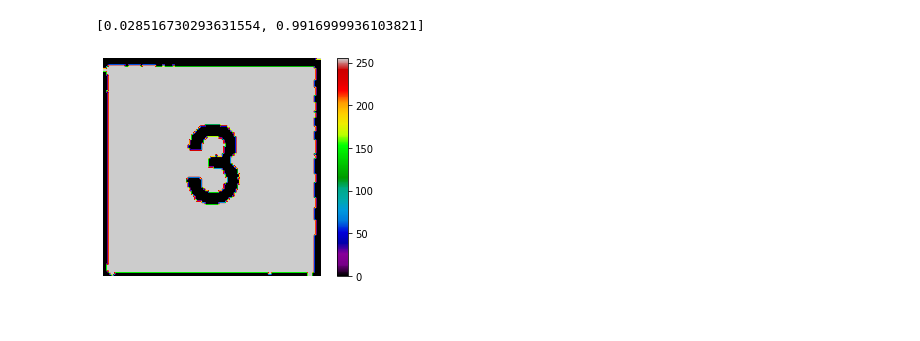
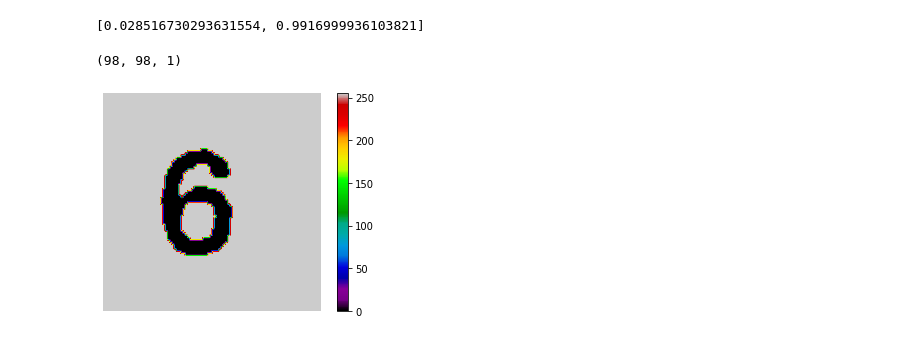
Before and after one commit to indykindyk/Sudoku-solver-opencv, a Jupyter notebook: src/gowno.ipynb, the cells around one changed output. Drawn from its saved outputs; the diff is of its cells as text; code cells hidden in the pictures.

```diff
--- a/src/gowno.ipynb
+++ b/src/gowno.ipynb
@@ -196,11 +227,41 @@ def pred_and_plot(img_path, model_path):
     plt.axis(False)
     plt.colorbar;
 # %%
-img = tf.io.read_file("box62.png")
+img = tf.io.read_file("box71.png")
 img = tf.image.decode_image(img, channels=1)
+img = np.array(img)
+
+img = img[10:]
+img = img[:-10]
+img = np.delete(img, range(0,10), 1)
+img = np.delete(img, range(-10, 0), 1)
+
+# Top
+while img[0].mean() <= 230:
+    img = img[1:]
+
+# Down
+while img[-1].mean() <= 230:
+    img = img[:-1]
+
+#Left
+while img[:,0].mean() <= 230:
+    img = np.delete(img, 0, 1)
+
+#Right
+while img[:, -1].mean() <= 230:
+    img = np.delete(img, -1, 1)
+
+img = img[5:]
+img = img[:-5]
+img = np.delete(img, range(0,5), 1)
+img = np.delete(img, range(-5, 0), 1)
+
+print(img.shape)
 plt.imshow(img, cmap="nipy_spectral")
 plt.colorbar()
 plt.axis(False);
 # %% [output]
+(98, 98, 1)
-[figure, old version]
+[figure, new version]
 # %%
```
Also changed, not shown: parts of 5 cells of this notebook, 2 other files.
